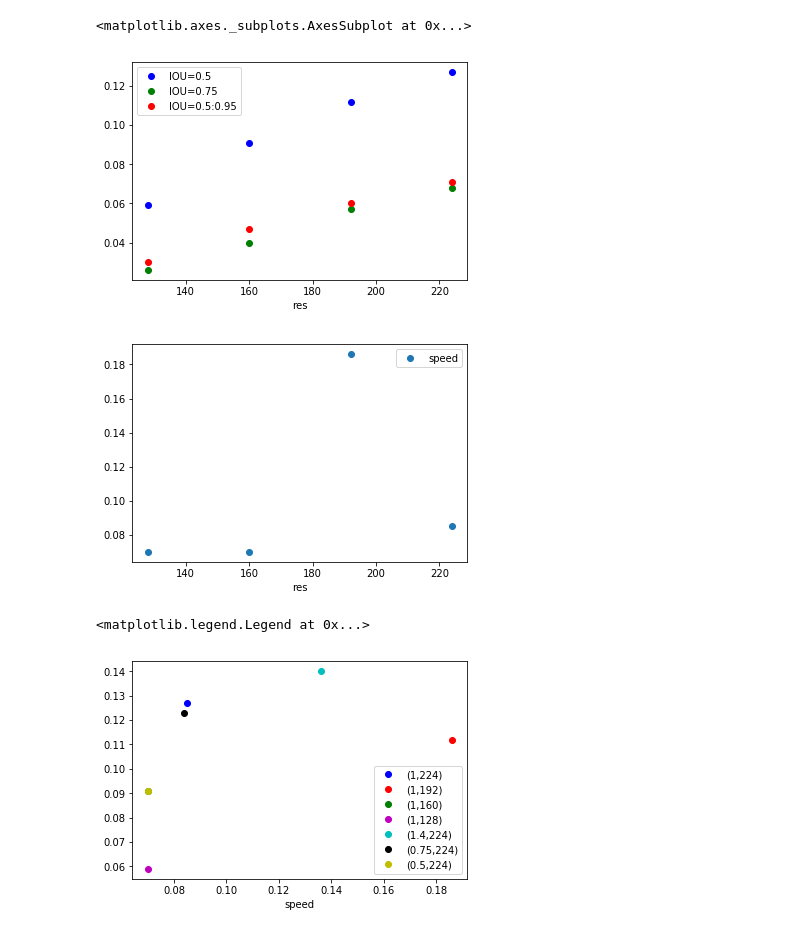
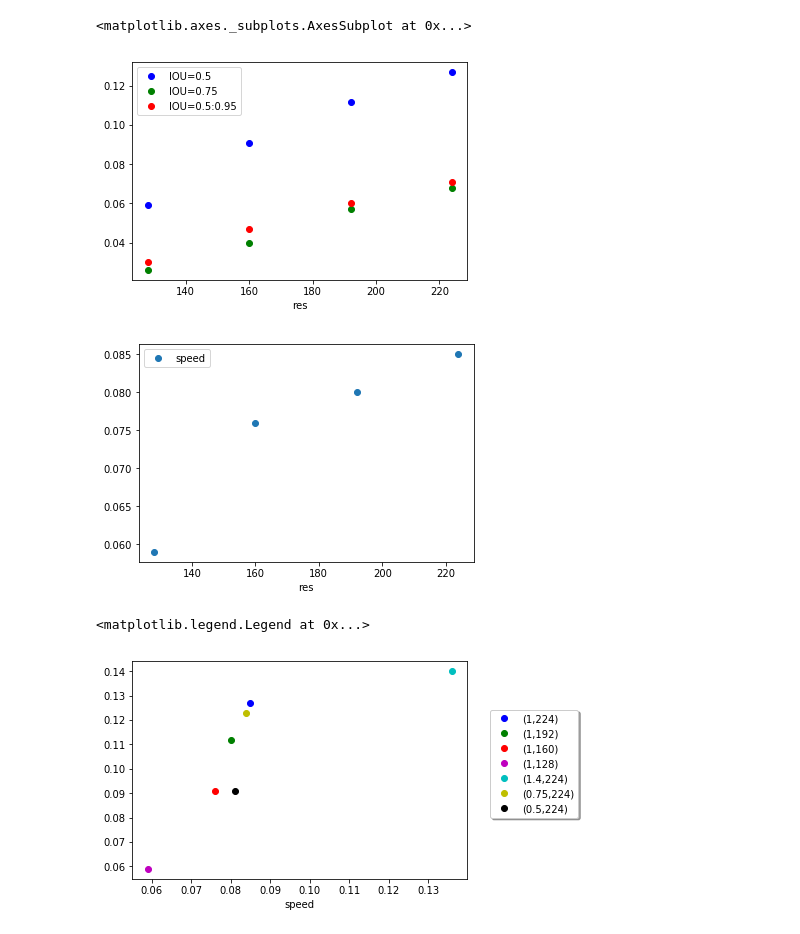
Before and after one commit to lindawangg/OLIV, a Jupyter notebook: eval/comparisons.ipynb, the cells around one changed output. Drawn from its saved outputs; the diff is of its cells as text; code cells hidden in the pictures.

Commit message:
added new speeds

```diff
--- a/eval/comparisons.ipynb
+++ b/eval/comparisons.ipynb
@@ -7,7 +7,7 @@ r = {'width': [1.4, 1, 0.75, 0.5, 1, 1, 1],
      'IOU=0.5': [0.140, 0.127, 0.123, 0.091, 0.112, 0.091, 0.059],
      'IOU=0.75':[0.075,0.068, 0.061, 0.046, 0.057, 0.040, 0.026],
      'IOU=0.5:0.95':[0.076,0.071,0.066, 0.050, 0.060, 0.047, 0.030],
-     'speed':[0.136,0.085,0.084, 0.070, 0.186, 0.070, 0.070]}
+     'speed':[0.136,0.085,0.084, 0.081, 0.080, 0.076, 0.059]}
 df = pd.DataFrame(data=r)
 df
 # %% [output]
@@ -46,17 +46,17 @@ speed_res.plot(x='res', y='speed', style='o')
 # %% [output]
 <matplotlib.axes._subplots.AxesSubplot at 0x...>
 [figure]
-[figure, old version]
+[figure, new version]
 # %%
 # speed vs accuracy for all models
 ax = df.loc[(df['width']==1) & (df['res']==224)].plot(x='speed', y='IOU=0.5', style='bo',label='(1,224)')
-df.loc[(df['width']==1) & (df['res']==192)].plot(ax=ax, x='speed', y='IOU=0.5', style='ro', label='(1,192)')
-df.loc[(df['width']==1) & (df['res']==160)].plot(ax=ax, x='speed', y='IOU=0.5', style='go', label='(1,160)')
+df.loc[(df['width']==1) & (df['res']==192)].plot(ax=ax, x='speed', y='IOU=0.5', style='go', label='(1,192)')
+df.loc[(df['width']==1) & (df['res']==160)].plot(ax=ax, x='speed', y='IOU=0.5', style='ro', label='(1,160)')
 df.loc[(df['width']==1) & (df['res']==128)].plot(ax=ax, x='speed', y='IOU=0.5', style='mo', label='(1,128)')
 df.loc[(df['width']==1.4) & (df['res']==224)].plot(ax=ax, x='speed', y='IOU=0.5', style='co', label='(1.4,224)')
-df.loc[(df['width']==0.75) & (df['res']==224)].plot(ax=ax, x='speed', y='IOU=0.5', style='ko', label='(0.75,224)')
-df.loc[(df['width']==0.5) & (df['res']==224)].plot(ax=ax, x='speed', y='IOU=0.5', style='yo', label='(0.5,224)')
-ax.legend()
+df.loc[(df['width']==0.75) & (df['res']==224)].plot(ax=ax, x='speed', y='IOU=0.5', style='yo', label='(0.75,224)')
+df.loc[(df['width']==0.5) & (df['res']==224)].plot(ax=ax, x='speed', y='IOU=0.5', style='ko', label='(0.5,224)')
+ax.legend(loc='upper center', bbox_to_anchor=(1.2, 0.8), shadow=True, ncol=1)
 # %% [output]
 <matplotlib.legend.Legend at 0x...>
-[figure, old version]
+[figure, new version]
```
Also changed, not shown: parts of 2 cells of this notebook.
